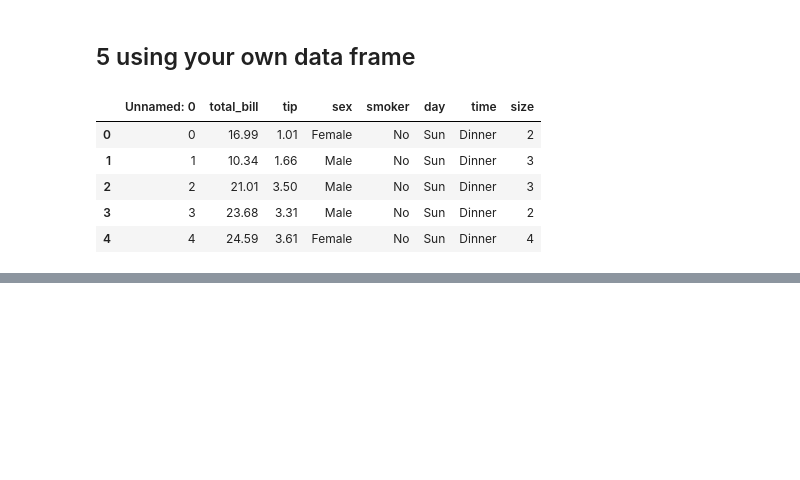
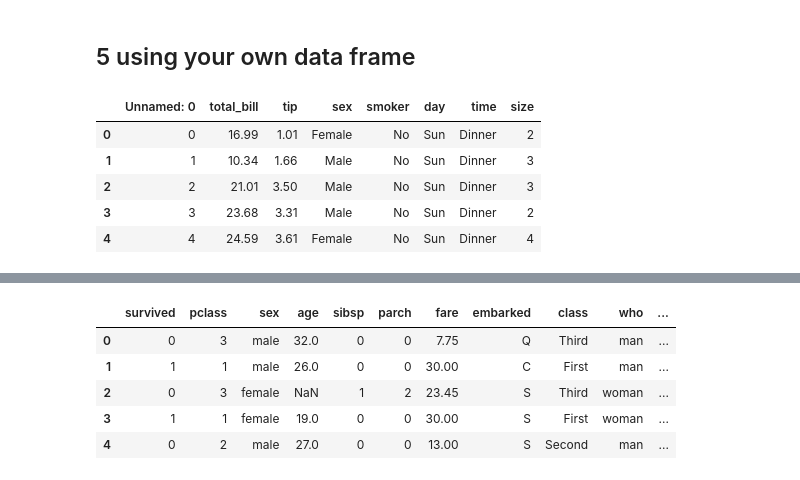
Before and after one commit to ijazali678/mypyhtonfile, a Jupyter notebook: 22_Pandas_tips_and_Trick.ipynb, the cells around one changed output, grey strips where cells are left out. Cells and saved outputs as stored; diff of their text form; code cells hidden in the pictures; blank space fills up the shorter version.

```diff
--- a/22_Pandas_tips_and_Trick.ipynb
+++ b/22_Pandas_tips_and_Trick.ipynb
@@ -206,0 +229,10 @@ mydf.head()
+# %%
+df6.loc[::-1].reset_index(drop=True).head()
+#below data is in first rows
+# %% [output]
+|  | survived | pclass | sex | age | sibsp | parch | fare | embarked | class | who | ... |
+| 0 | 0 | 3 | male | 32.0 | 0 | 0 | 7.75 | Q | Third | man | ... |
+| 1 | 1 | 1 | male | 26.0 | 0 | 0 | 30.00 | C | First | man | ... |
+| 2 | 0 | 3 | female | NaN | 1 | 2 | 23.45 | S | Third | woman | ... |
+| 3 | 1 | 1 | female | 19.0 | 0 | 0 | 30.00 | S | First | woman | ... |
+| 4 | 0 | 2 | male | 27.0 | 0 | 0 | 13.00 | S | Second | man | ... |
```
Also changed, not shown: parts of 28 cells of this notebook, 2 other files.
